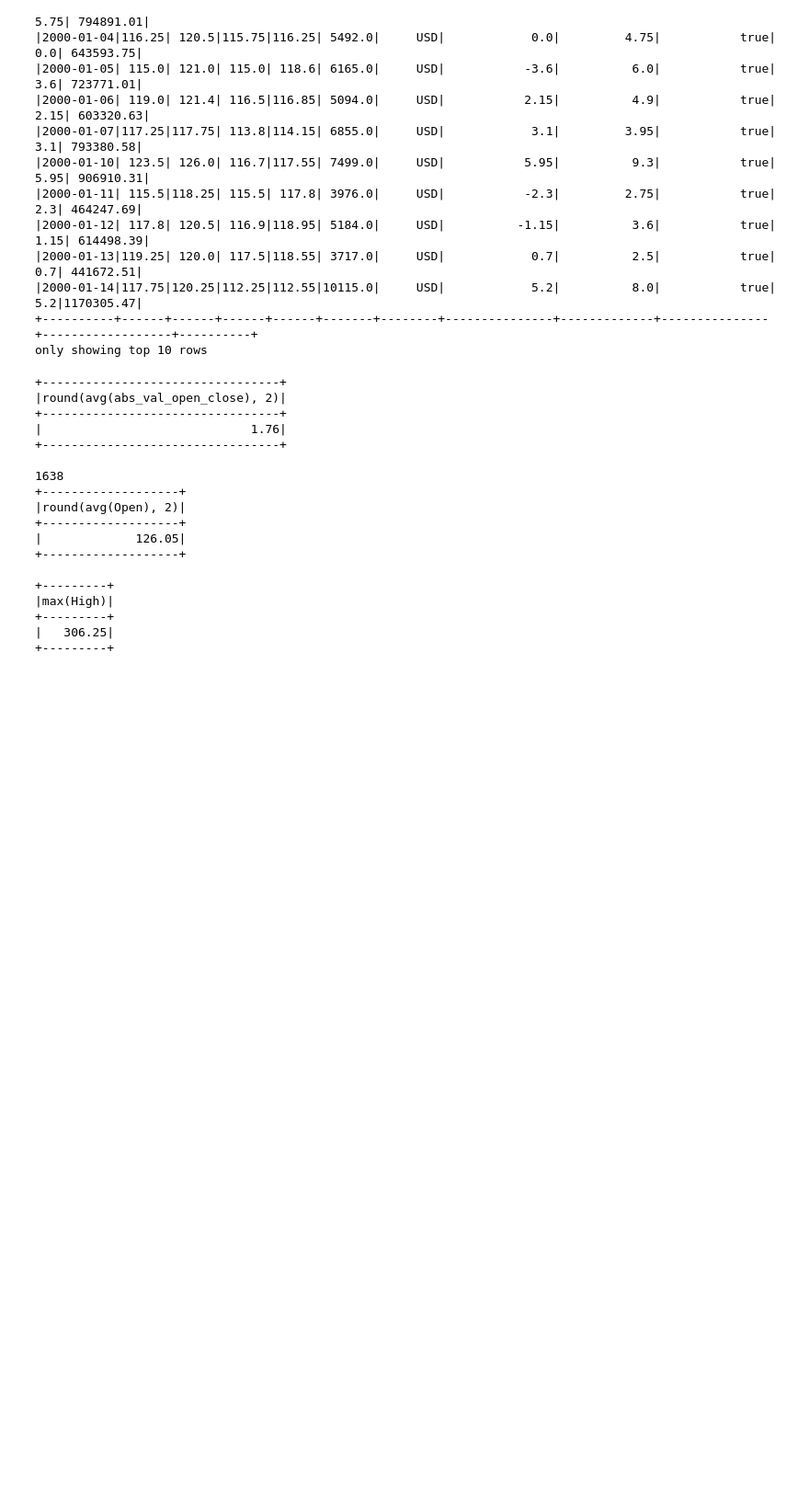
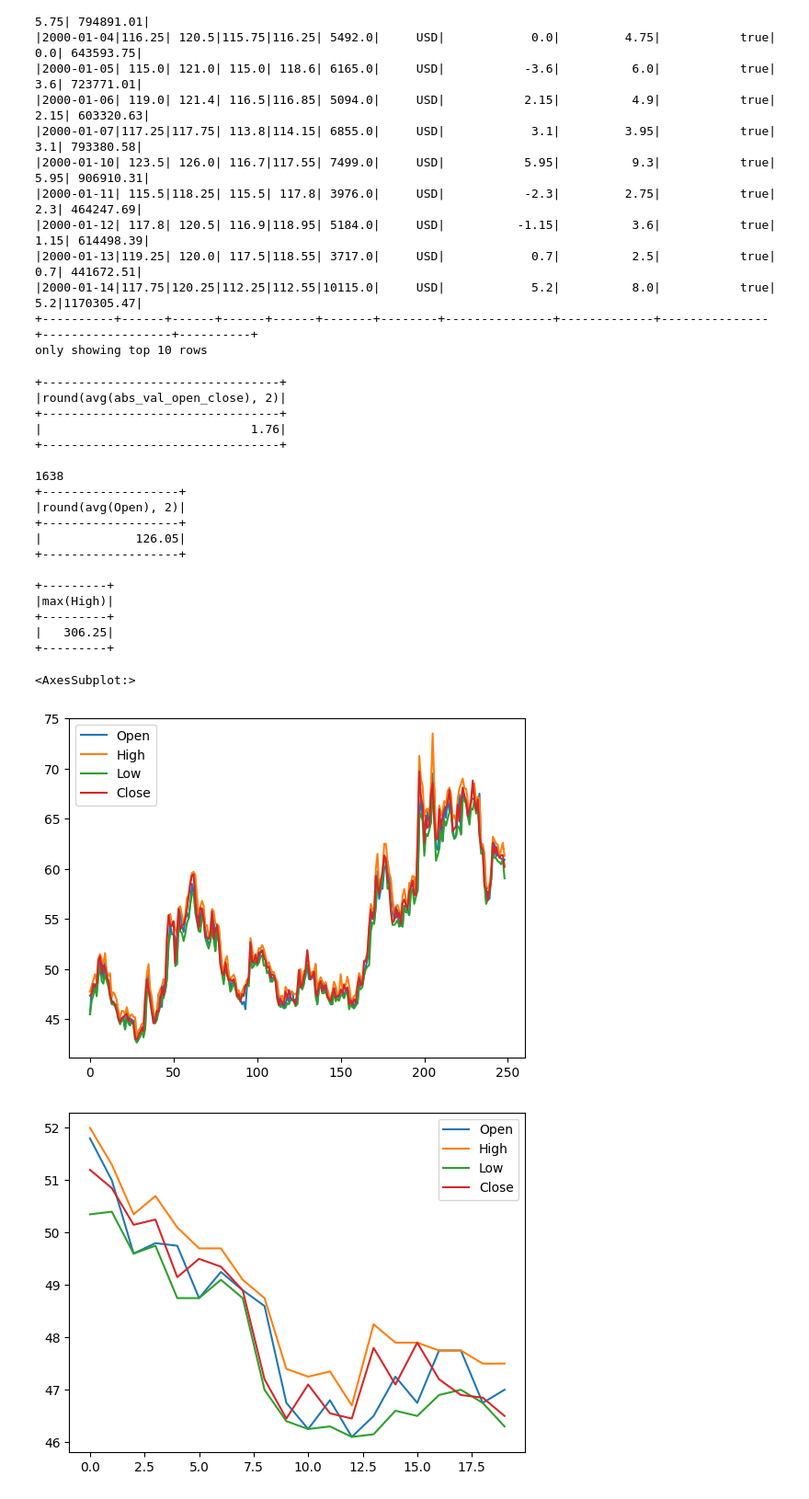
Before and after one commit to rgiosa10/spark-cr, a Jupyter notebook: main.ipynb, the cells around one changed output. Shown: that part at 92% size. Cells and saved outputs as stored; diff of their text form; code cells hidden in the pictures; blank space fills up the shorter version.

Commit message:
Add code for bonus one

```diff
--- a/main.ipynb
+++ b/main.ipynb
@@ -117,3 +117,19 @@ df.agg(sf.max(sf.col('High'))).show()
 df.write.parquet(os.path.join(data_dir,'output.parquet'))
 
 #code if prefer to export to CSV: df.write.csv(os.path.join(data_dir,'output.csv'),header=True)
+# %%
+#Bonus 1
+
+#Line graph for open, high, low, close for each available day of 2002
+pdf = df.filter((sf.year("Date") == 2002)).select('Open', 'High', 'Low', 'Close').toPandas()
+
+pdf.plot.line()
+
+#Line graph for open, high, low, close for each available day of June 2002
+pdf_june = df.filter((sf.year("Date") == 2002) & (sf.month("Date")==6)).select('Open', 'High', 'Low', 'Close').toPandas()
+
+pdf_june.plot.line()
+# %% [output]
+<AxesSubplot:>
+[figure, added]
+[figure, added]
```
Also changed, not shown: 1 other file.
